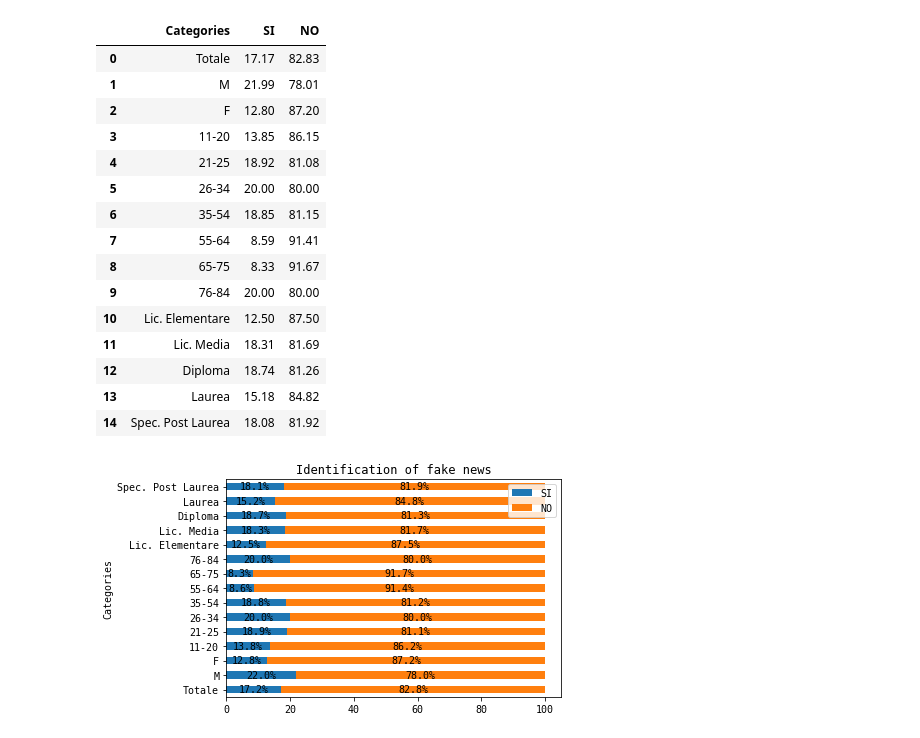
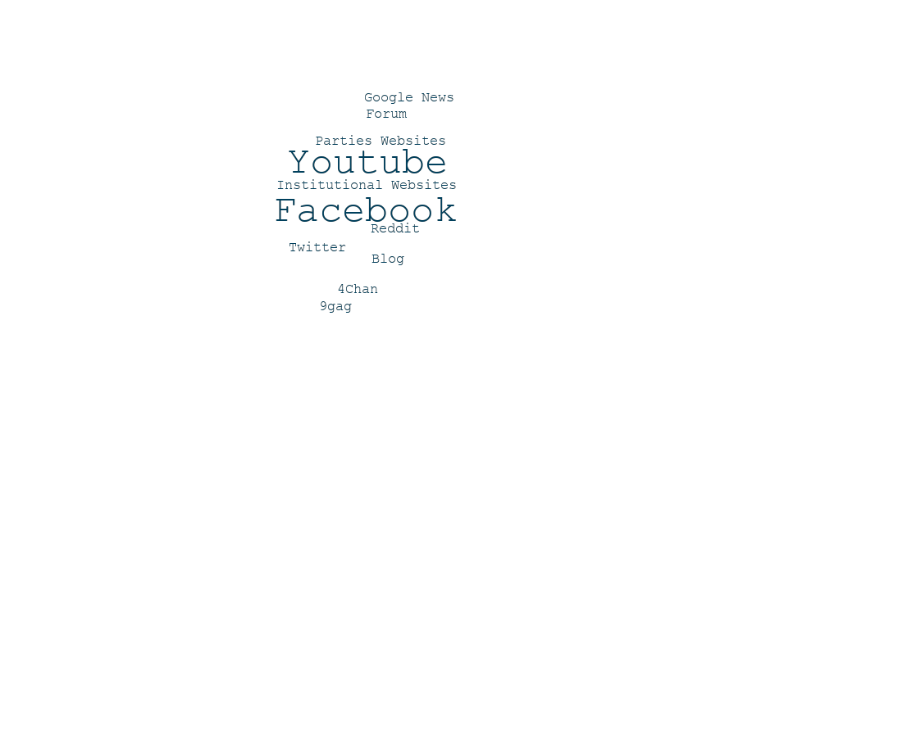
Before and after one commit to AngieC96/DataVisualizationProject, a Jupyter notebook: plots/Plot4.ipynb, the cells around one changed output. Cells and saved outputs as stored; diff of their text form; code cells hidden in the pictures; blank space fills up the shorter version.

Commit message:
Update Plot 4

```diff
--- a/plots/Plot4.ipynb
+++ b/plots/Plot4.ipynb
@@ -17 +10,15 @@ df
+# %%
+def get_single_color_func(color):
+    """Create a color function. Accepted values are color strings as usable by
+    PIL/Pillow.
+    """
+    old_r, old_g, old_b = ImageColor.getrgb(color)
+
+    def single_color_func(word=None, font_size=None, position=None,
+                          orientation=None, font_path=None, random_state=None):
+        return 'rgb({:.0f}, {:.0f}, {:.0f})'.format(old_r, old_g,
+                                                    old_b)
+    return single_color_func
+# %%
+df = pd.read_csv("final.csv", index_col=0)
 # %%
@@ -286,39 +45,20 @@ for n in df_rel:
-# %%
-data2 = pd.read_csv('data_facebook_q3_reversed.csv', sep=',')#, index_col=0)
-data2 = pd.DataFrame(data2)
-data2
-# %% [output]
-|  | Categories | SI | NO |
-| 0 | Totale | 17.17 | 82.83 |
-| 1 | M | 21.99 | 78.01 |
-| 2 | F | 12.80 | 87.20 |
-| 3 | 11-20 | 13.85 | 86.15 |
-| 4 | 21-25 | 18.92 | 81.08 |
-| 5 | 26-34 | 20.00 | 80.00 |
-| 6 | 35-54 | 18.85 | 81.15 |
-| 7 | 55-64 | 8.59 | 91.41 |
-| 8 | 65-75 | 8.33 | 91.67 |
-| 9 | 76-84 | 20.00 | 80.00 |
-| 10 | Lic. Elementare | 12.50 | 87.50 |
-| 11 | Lic. Media | 18.31 | 81.69 |
-| 12 | Diploma | 18.74 | 81.26 |
-| 13 | Laurea | 15.18 | 84.82 |
-| 14 | Spec. Post Laurea | 18.08 | 81.92 |
-# %%
-data2.plot(
-x = 'Categories',
-kind = 'barh',
-stacked = True,
-title = 'Identification of fake news',
-mark_right = True)
-
-df_total = data2["SI"] + data2["NO"]
-df_rel = data2[data2.columns[1:]].div(df_total, 0)*100
-
-for n in df_rel:
-    for i, (cs, ab, pc) in enumerate(zip(data2.iloc[:, 1:].cumsum(1)[n],
-                                    data2[n], df_rel[n])):
-        plt.text(cs - ab / 2, i, str(np.round(pc, 1)) + '%',
-                va = 'center', ha = 'center')
-# %% [output]
-[figure, removed]
+# %%
+perc = [sum(df['Percentage']*df['Online'])/sum(df['Percentage']), sum(df['Percentage']*df['Offline'])/sum(df['Percentage'])]
+online = df[df['Online']==1]
+offline = df[df['Offline']==1]
+# %%
+pie_online = np.array(Image.open("mask33.png"))
+wordcloud_online = WordCloud(font_path = '/usr/share/fonts/truetype/msttcorefonts/cour.ttf', background_color = None, mask = pie_online, prefer_horizontal=1, mode = 'RGBA',
+                            relative_scaling=0)
+wordcloud_online.fit_words(online['Percentage'])
+wordcloud_online.recolor(color_func=get_single_color_func('#00405d'))
+wordcloud_online.to_file('online.png')
+wordcloud_online.to_image()
+
+
+#fig, ax = plt.subplots(figsize=(15,15))
+#ax.imshow(wordcloud_online, interpolation="bilinear")
+#ax.set_axis_off()
+#plt.show()
+# %% [output]
+[figure, added]
```
Also changed, not shown: parts of 15 cells of this notebook.
